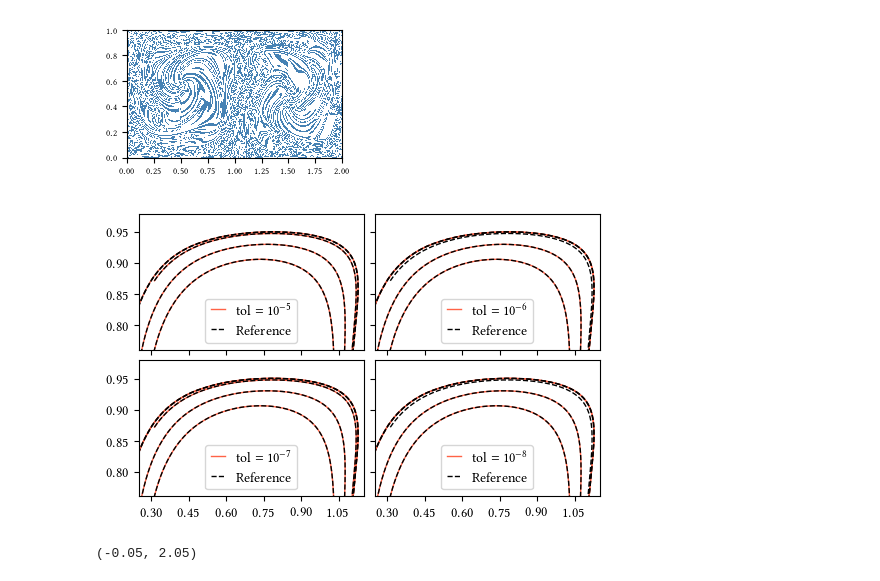
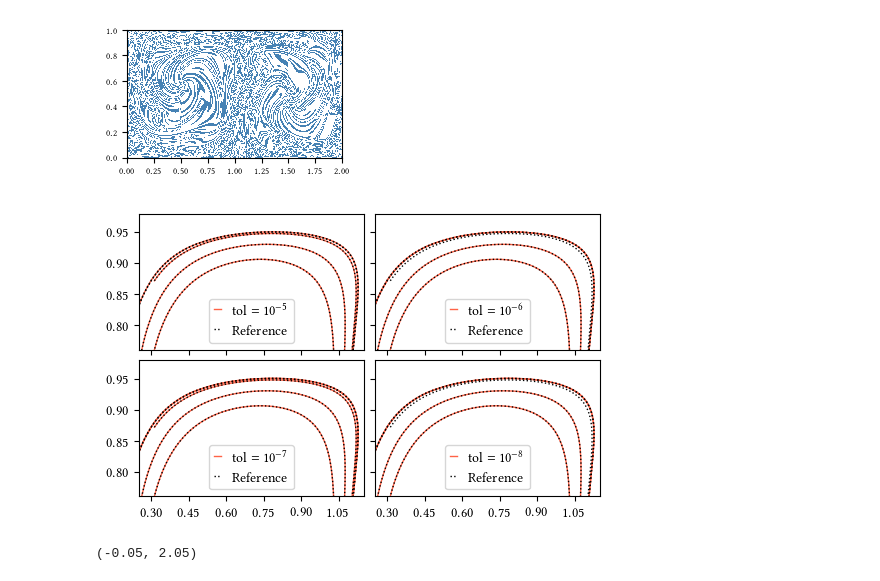
Before and after one commit to arnemagnus/physics_project, a Jupyter notebook: notebooks/doublegyre/calculate_errors_haller_effect.ipynb, the cells around one changed output. Drawn from its saved outputs; the diff is of its cells as text; code cells hidden in the pictures.

```diff
--- a/notebooks/doublegyre/calculate_errors_haller_effect.ipynb
+++ b/notebooks/doublegyre/calculate_errors_haller_effect.ipynb
@@ -1634,46 +1634,46 @@ for slurmline in [DP_LCS[2][3],DP_LCS[2][4],DP_LCS[2][6]]:
 plotlr.plot(0,0)
 plotlr.plot(0,0)
 l, = plotlr.plot(DP_LCS[3][3].tailcut_traj()[0],DP_LCS[3][3].tailcut_traj()[1],c='tomato',lw=1,label=r'$\textnormal{tol}=10^{-8}$')
 for slurmline in [DP_LCS[3][4],DP_LCS[3][6]]:
     plotlr.plot(slurmline.tailcut_traj()[0],slurmline.tailcut_traj()[1],lw=1,c=l.get_color(),label='_nolegend_')
 
-plotul.plot(LCS_ref[0].tailcut_traj()[0],LCS_ref[0].tailcut_traj()[1],'--',lw=1,c='k',label='Reference')
-plotur.plot(LCS_ref[0].tailcut_traj()[0],LCS_ref[0].tailcut_traj()[1],'--',lw=1,c='k',label='Reference')
-plotlr.plot(LCS_ref[0].tailcut_traj()[0],LCS_ref[0].tailcut_traj()[1],'--',lw=1,c='k',label='Reference')
-plotll.plot(LCS_ref[0].tailcut_traj()[0],LCS_ref[0].tailcut_traj()[1],'--',lw=1,c='k',label='Reference')
+plotul.plot(LCS_ref[0].tailcut_traj()[0],LCS_ref[0].tailcut_traj()[1],':',lw=1,c='k',label='Reference')
+plotur.plot(LCS_ref[0].tailcut_traj()[0],LCS_ref[0].tailcut_traj()[1],':',lw=1,c='k',label='Reference')
+plotlr.plot(LCS_ref[0].tailcut_traj()[0],LCS_ref[0].tailcut_traj()[1],':',lw=1,c='k',label='Reference')
+plotll.plot(LCS_ref[0].tailcut_traj()[0],LCS_ref[0].tailcut_traj()[1],':',lw=1,c='k',label='Reference')
 for slurmline in LCS_ref[1:]:
-    plotul.plot(slurmline.tailcut_traj()[0],slurmline.tailcut_traj()[1],'--',lw=1,c='k',label='_nolegend_')
-    plotur.plot(slurmline.tailcut_traj()[0],slurmline.tailcut_traj()[1],'--',lw=1,c='k',label='_nolegend_')
-    plotlr.plot(slurmline.tailcut_traj()[0],slurmline.tailcut_traj()[1],'--',lw=1,c='k',label='_nolegend_')
-    plotll.plot(slurmline.tailcut_traj()[0],slurmline.tailcut_traj()[1],'--',lw=1,c='k',label='_nolegend_')
+    plotul.plot(slurmline.tailcut_traj()[0],slurmline.tailcut_traj()[1],':',lw=1,c='k',label='_nolegend_')
+    plotur.plot(slurmline.tailcut_traj()[0],slurmline.tailcut_traj()[1],':',lw=1,c='k',label='_nolegend_')
+    plotlr.plot(slurmline.tailcut_traj()[0],slurmline.tailcut_traj()[1],':',lw=1,c='k',label='_nolegend_')
+    plotll.plot(slurmline.tailcut_traj()[0],slurmline.tailcut_traj()[1],':',lw=1,c='k',label='_nolegend_')
 
 plotul.set_xlim(0.25,1.15)
 plotul.set_ylim(0.76,0.98)
 plotur.set_xlim(0.25,1.15)
 plotur.set_ylim(0.76,0.98)
 plotll.set_xlim(0.25,1.15)
 plotll.set_ylim(0.76,0.98)
 plotlr.set_xlim(0.25,1.15)
 plotlr.set_ylim(0.76,0.98)
-legul = plotul.legend(loc='lower center',ncol=1,fontsize=10,markerscale=4,handlelength=1)
-legur = plotur.legend(loc='lower center',ncol=1,fontsize=10,markerscale=4,handlelength=1)
-leglr = plotlr.legend(loc='lower center',ncol=1,fontsize=10,markerscale=4,handlelength=1)
-legll = plotll.legend(loc='lower center',ncol=1,fontsize=10,markerscale=4,handlelength=1)
+legul = plotul.legend(loc='lower center',ncol=1,fontsize=10,markerscale=4,handlelength=0.5)
+legur = plotur.legend(loc='lower center',ncol=1,fontsize=10,markerscale=4,handlelength=0.5)
+leglr = plotlr.legend(loc='lower center',ncol=1,fontsize=10,markerscale=4,handlelength=0.5)
+legll = plotll.legend(loc='lower center',ncol=1,fontsize=10,markerscale=4,handlelength=0.5)
 fig.subplots_adjust(hspace=0.075,wspace=0.05)
 plt.setp(plotul,xticks=[0.3,0.45,0.6,0.75,0.9,1.05],yticks=[0.8,0.85,0.9,0.95])
 plt.setp(plotul.get_xticklabels(),visible=False)
 plt.setp(plotur.get_xticklabels(),visible=False)
 plt.setp(plotur,xticks=[0.3,0.45,0.6,0.75,0.9,1.05],yticks=[0.8,0.85,0.9,0.95])
 plt.setp(plotur.get_yticklabels(),visible=False)
 plt.setp(plotll,xticks=[0.3,0.45,0.6,0.75,0.9,1.05],yticks=[0.8,0.85,0.9,0.95])
 plt.setp(plotlr,xticks=[0.3,0.45,0.6,0.75,0.9,1.05],yticks=[0.8,0.85,0.9,0.95])
 plt.setp(plotlr.get_yticklabels(),visible=False)
 #plt.tight_layout()
 plt.subplots_adjust(left=0.08, right=0.992, top=0.992, bottom=0.08)
 plt.savefig('/home/arne/Desktop/derpert.png',dpi=350)
 plt.savefig('error_plots/lcs_error_oscillations.pgf')
 # %% [output]
-[figure, old version]
+[figure, new version]
 # %%
 #fig = plt.figure(1,figsize=(5.05,3.1))
 #plot = fig.add_subplot(111)
```
Also changed, not shown: 26 other files.
